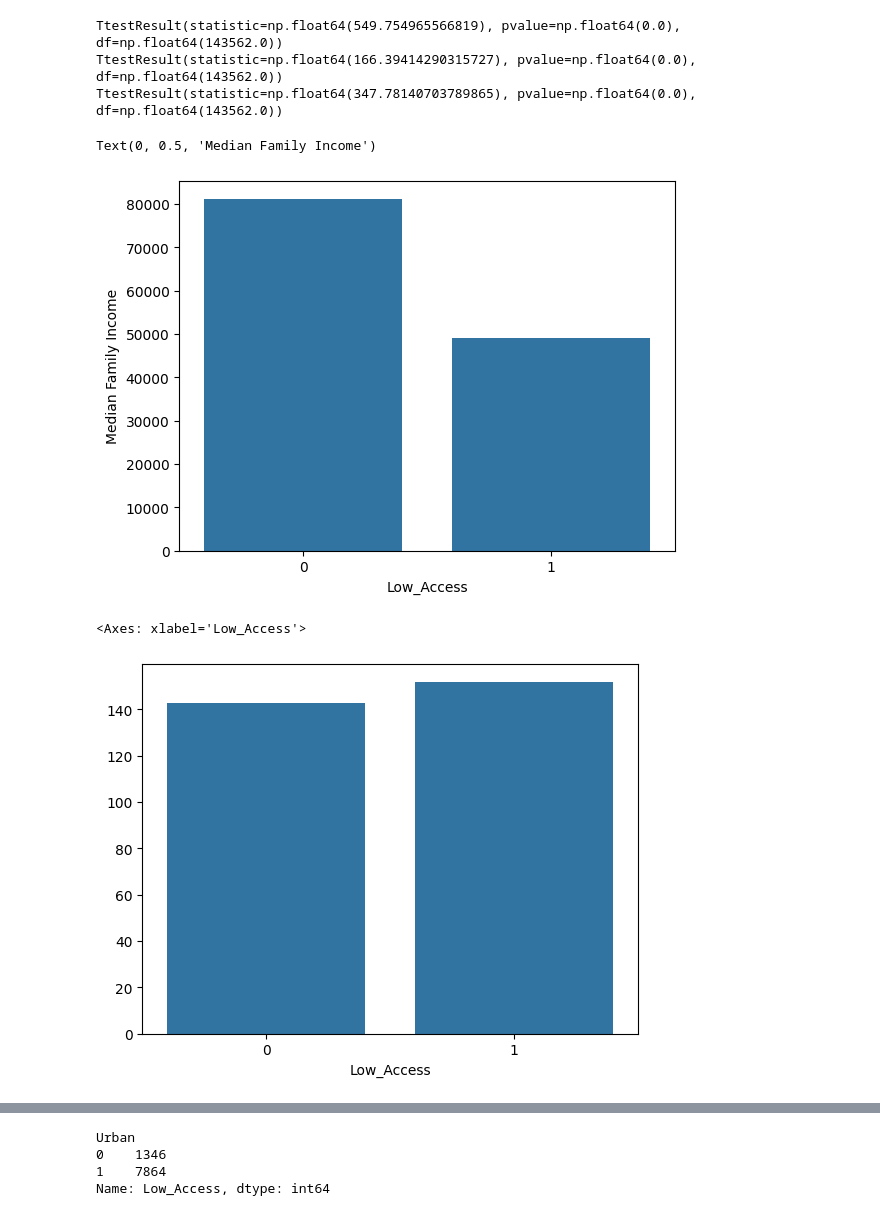
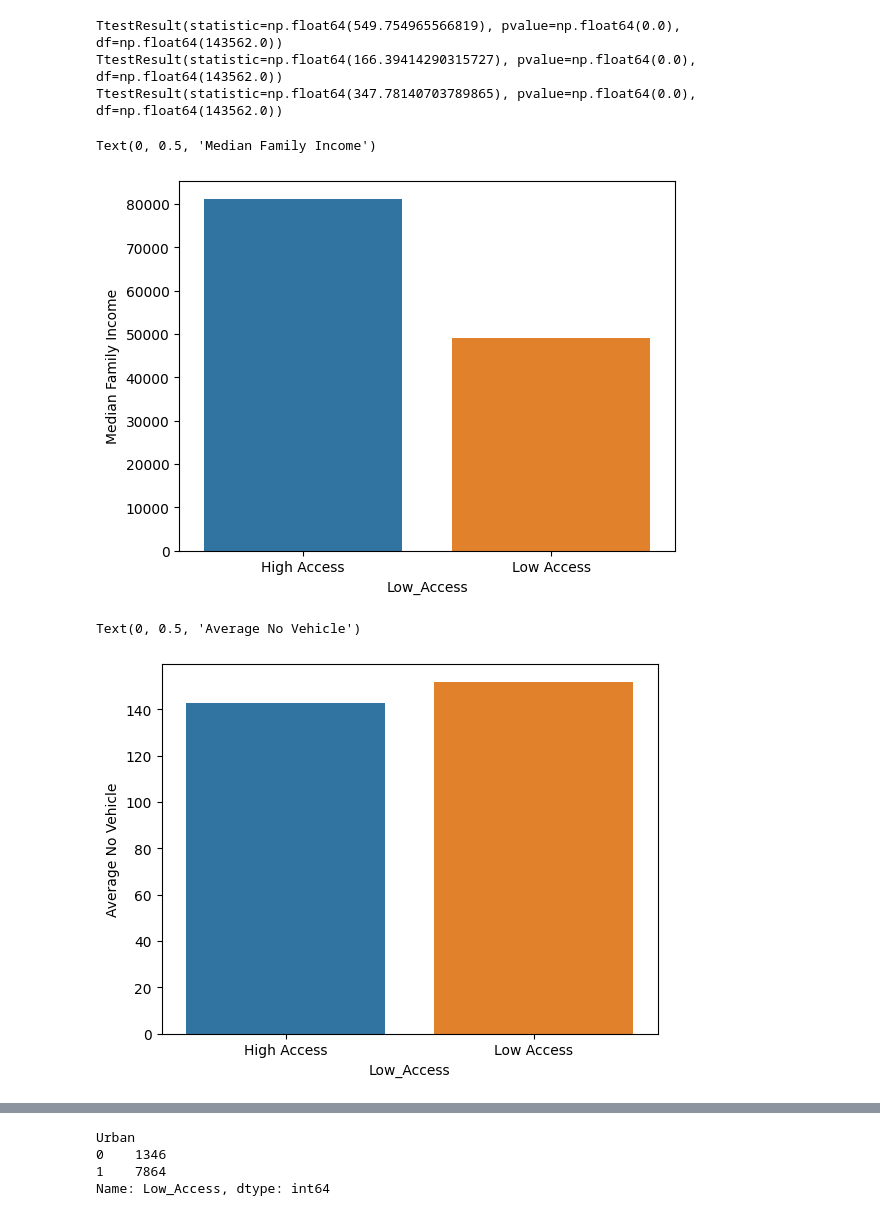
Before and after one commit to hungqbui/RiceDatathon25, a Jupyter notebook: 2019.ipynb, the cells around one changed output, grey strips where cells are left out. Cells and saved outputs as stored; diff of their text form; code cells hidden in the pictures.

```diff
--- a/2019.ipynb
+++ b/2019.ipynb
@@ -162,16 +162,19 @@ TtestResult(statistic=np.float64(166.39414290315727), pvalue=np.float64(0.0), df
 TtestResult(statistic=np.float64(347.78140703789865), pvalue=np.float64(0.0), df=np.float64(143562.0))
 # %%
 group = processed.groupby("Low_Access")["MedianFamilyIncome"].mean()
-sns.barplot(x=group.index,y=group.values)
+group.rename({0: "High Access", 1: "Low Access"}, inplace=True)
+sns.barplot(x=group.index,y=group.values, hue=group.index)
 plt.ylabel("Median Family Income")
 # %% [output]
 Text(0, 0.5, 'Median Family Income')
-[figure, old version]
+[figure, new version]
 # %%
 group = processed.groupby("Low_Access")["UnitNoVehicle"].mean()
-sns.barplot(x=group.index, y=group.values)
+group.rename({0: "High Access", 1: "Low Access"}, inplace=True)
+sns.barplot(x=group.index, y=group.values, hue=group.index)
+plt.ylabel("Average No Vehicle")
 # %% [output]
-<Axes: xlabel='Low_Access'>
+Text(0, 0.5, 'Average No Vehicle')
-[figure, old version]
+[figure, new version]
 # %%
 group = processed.groupby("Low_Access")["PovertyRate"].mean()
```
Also changed, not shown: parts of 1 cell of this notebook.
